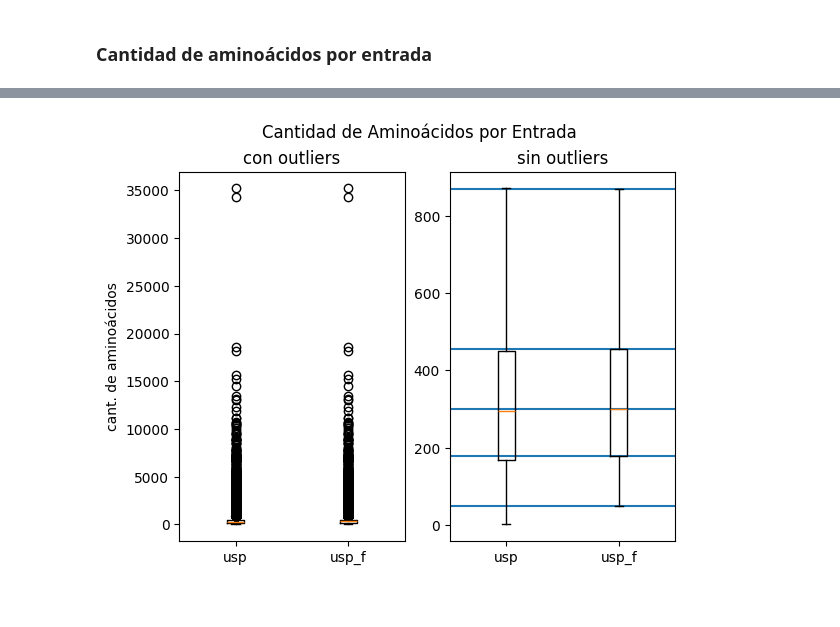
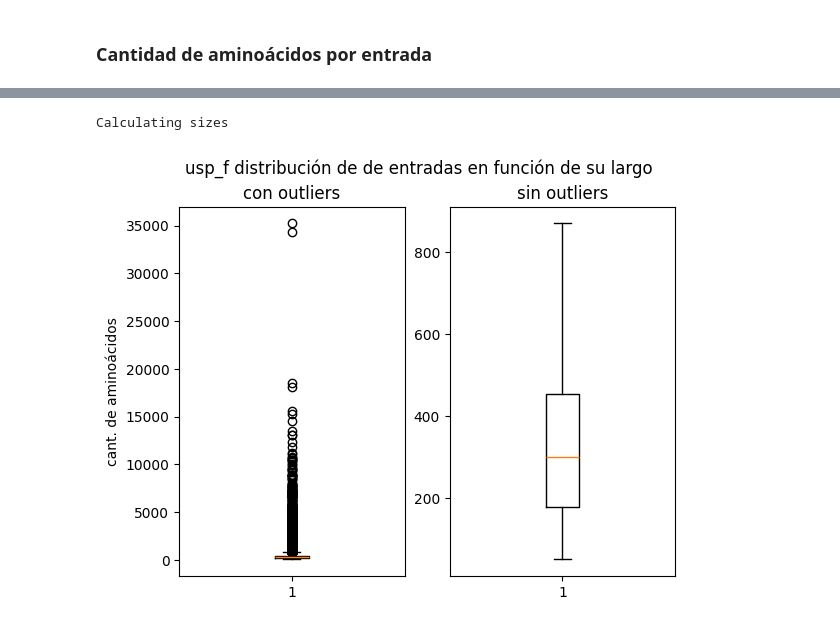
Before and after one commit to marianoOca/tesis, a Jupyter notebook: ploting_boxplots.ipynb, the cells around one changed output, grey strips where cells are left out. Drawn from its saved outputs; the diff is of its cells as text; code cells hidden in the pictures.

```diff
--- a/ploting_boxplots.ipynb
+++ b/ploting_boxplots.ipynb
@@ -18,2 +10,6 @@ Calculating sizes
+# %%
+dataset_name = "ls_orchid"
+dataset_name = "usp_987"
+dataset_name = "usp_f"
 # %% [markdown]
 ### Cantidad de aminoácidos por entrada
@@ -34,18 +16,39 @@ plt.show()
 # %%
-fig, (ax1, ax2) = plt.subplots(1, 2)
-fig.suptitle("Cantidad de Aminoácidos por Entrada")
+sizes = read_list_from_file("data/sizes_" + dataset_name + ".txt")
+sizes_ori = size_to_list("data/uniprot_sprot.fasta")
 
-extra_lines = get_boxplot_lines(sizes)
-for l in extra_lines:
-    ax2.axhline(l)
+def plot_length_distribution() -> None:
+    fig, (ax1, ax2) = plt.subplots(1, 2)
+    fig.suptitle(dataset_name + " distribución de de entradas en función de su largo")
 
-ax1.set_title("con outliers")
-ax1.set_ylabel("cant. de aminoácidos")
-ax1.boxplot([sizes_ori, sizes], labels = ["usp", "usp_f"])
+    ax1.set_title("con outliers")
+    ax1.set_ylabel("cant. de aminoácidos")
+    ax1.boxplot(sizes)
 
-ax2.set_title("sin outliers")
-ax2.boxplot([sizes_ori, sizes], 0, '', labels = ["usp", "usp_f"])
+    ax2.set_title("sin outliers")
+    ax2.boxplot(sizes, 0, '')
 
-plt.show()
+    plt.show()
+
+def plot_length_distribution_original_vs_working() -> None:
+    fig, (ax1, ax2) = plt.subplots(1, 2)
+    fig.suptitle("Cantidad de Aminoácidos por Entrada")
+
+    extra_lines = get_boxplot_lines(sizes)
+    for l in extra_lines:
+        ax2.axhline(l)
+
+    ax1.set_title("con outliers")
+    ax1.set_ylabel("cant. de aminoácidos")
+    ax1.boxplot([sizes_ori, sizes], labels = ["usp", dataset_name])
+
+    ax2.set_title("sin outliers")
+    ax2.boxplot([sizes_ori, sizes], 0, '', labels = ["usp", dataset_name])
+
+    plt.show()
 # %% [output]
-[figure, removed]
+Calculating sizes
+# %%
+plot_length_distribution()
+# %% [output]
+[figure, added]
```
Also changed, not shown: parts of 16 cells of this notebook, 2 other files.
